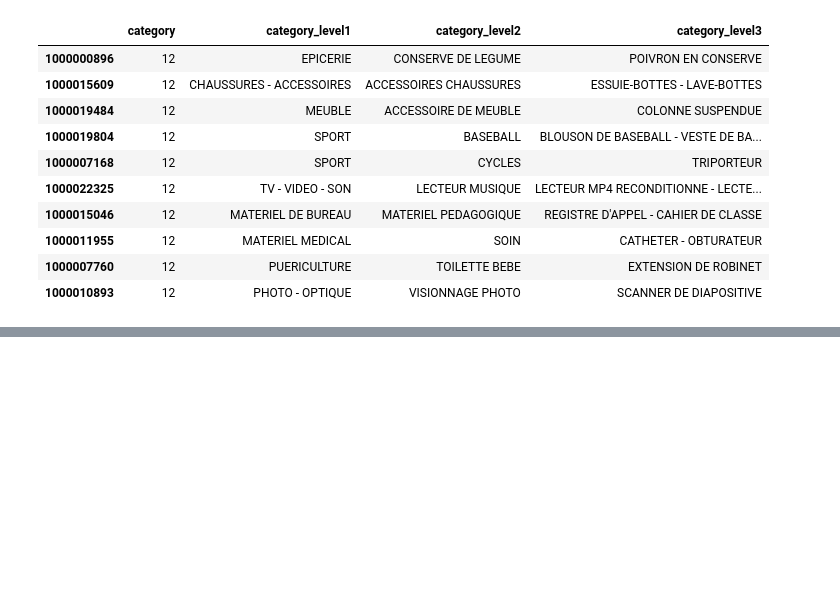
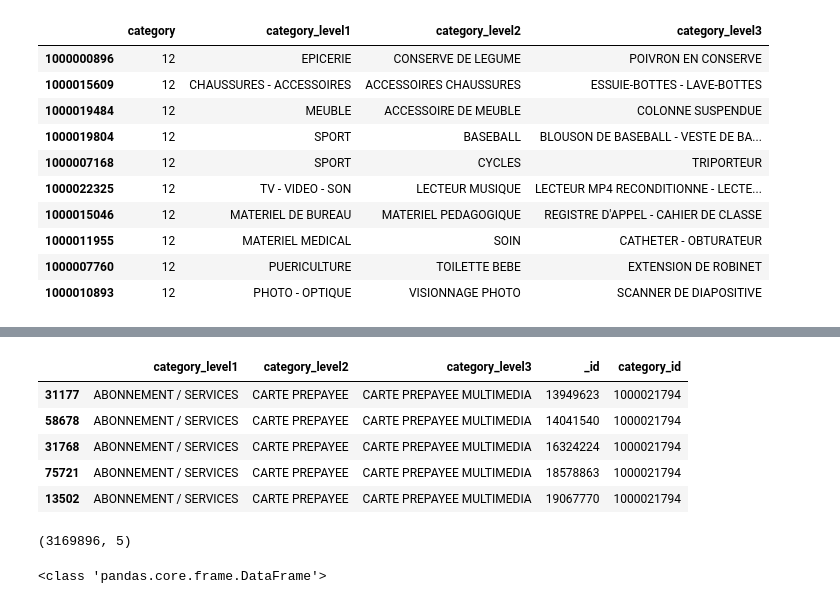
Before and after one commit to sarthakkaushik/Cdiscount-Image-Classification, a Jupyter notebook: Cdiscount_EDA.ipynb, the cells around one changed output, grey strips where cells are left out. Drawn from its saved outputs; the diff is of its cells as text; code cells hidden in the pictures; blank space fills up the shorter version.

```diff
--- a/Cdiscount_EDA.ipynb
+++ b/Cdiscount_EDA.ipynb
@@ -178,0 +220,4 @@ df.category.value_counts().to_frame().tail(10).join(categories)
+# %%
+train = pd.read_hdf('file.h5',key='train')
+#combine with categries
+train = pd.merge(categories,train,right_on='category_id',left_index=True)
@@ -178,0 +239,17 @@ df.category.value_counts().to_frame().tail(10).join(categories)
+# %%
+train.head()
+# %% [output]
+|  | category_level1 | category_level2 | category_level3 | _id | category_id |
+| 31177 | ABONNEMENT / SERVICES | CARTE PREPAYEE | CARTE PREPAYEE MULTIMEDIA | 13949623 | 1000021794 |
+| 58678 | ABONNEMENT / SERVICES | CARTE PREPAYEE | CARTE PREPAYEE MULTIMEDIA | 14041540 | 1000021794 |
+| 31768 | ABONNEMENT / SERVICES | CARTE PREPAYEE | CARTE PREPAYEE MULTIMEDIA | 16324224 | 1000021794 |
+| 75721 | ABONNEMENT / SERVICES | CARTE PREPAYEE | CARTE PREPAYEE MULTIMEDIA | 18578863 | 1000021794 |
+| 13502 | ABONNEMENT / SERVICES | CARTE PREPAYEE | CARTE PREPAYEE MULTIMEDIA | 19067770 | 1000021794 |
+# %%
+train.shape
+# %% [output]
+(3169896, 5)
+# %%
+print(type(df))
+# %% [output]
+<class 'pandas.core.frame.DataFrame'>
```
Also changed, not shown: parts of 13 cells of this notebook.
